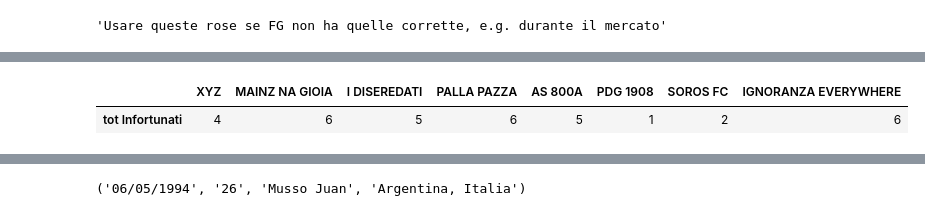
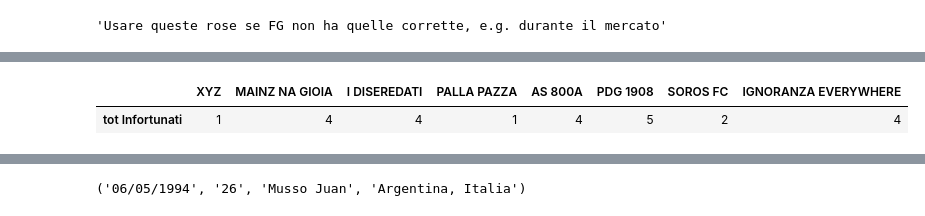
Before and after one commit to lucaagozzino/Fantapalla_simulazioni, a Jupyter notebook: IGNOBEL/IGNOBEL.ipynb, the cells around one changed output, grey strips where cells are left out. Drawn from its saved outputs; the diff is of its cells as text; code cells hidden in the pictures.

```diff
--- a/IGNOBEL/IGNOBEL.ipynb
+++ b/IGNOBEL/IGNOBEL.ipynb
@@ -49,8 +49,8 @@ C
 # %%
-CI = count_inf(infortunati(giornata = 7), rose()) #restituisce il numero di infortunati in ogni rosa
+CI = count_inf(infortunati(giornata = 21), rose()) #restituisce il numero di infortunati in ogni rosa
 ##NOTA: usa Rose definito sopra nel caso in cui FG non ha le rose corrette e quindi serve usare lo spreadsheet
 CI
 # %% [output]
 |  | XYZ | MAINZ NA GIOIA | I DISEREDATI | PALLA PAZZA | AS 800A | PDG 1908 | SOROS FC | IGNORANZA EVERYWHERE |
-| tot Infortunati | 4 | 6 | 5 | 6 | 5 | 1 | 2 | 6 |
+| tot Infortunati | 1 | 4 | 4 | 1 | 4 | 5 | 2 | 4 |
 # %%
```
Also changed, not shown: parts of 13 cells of this notebook, 22 other files.
